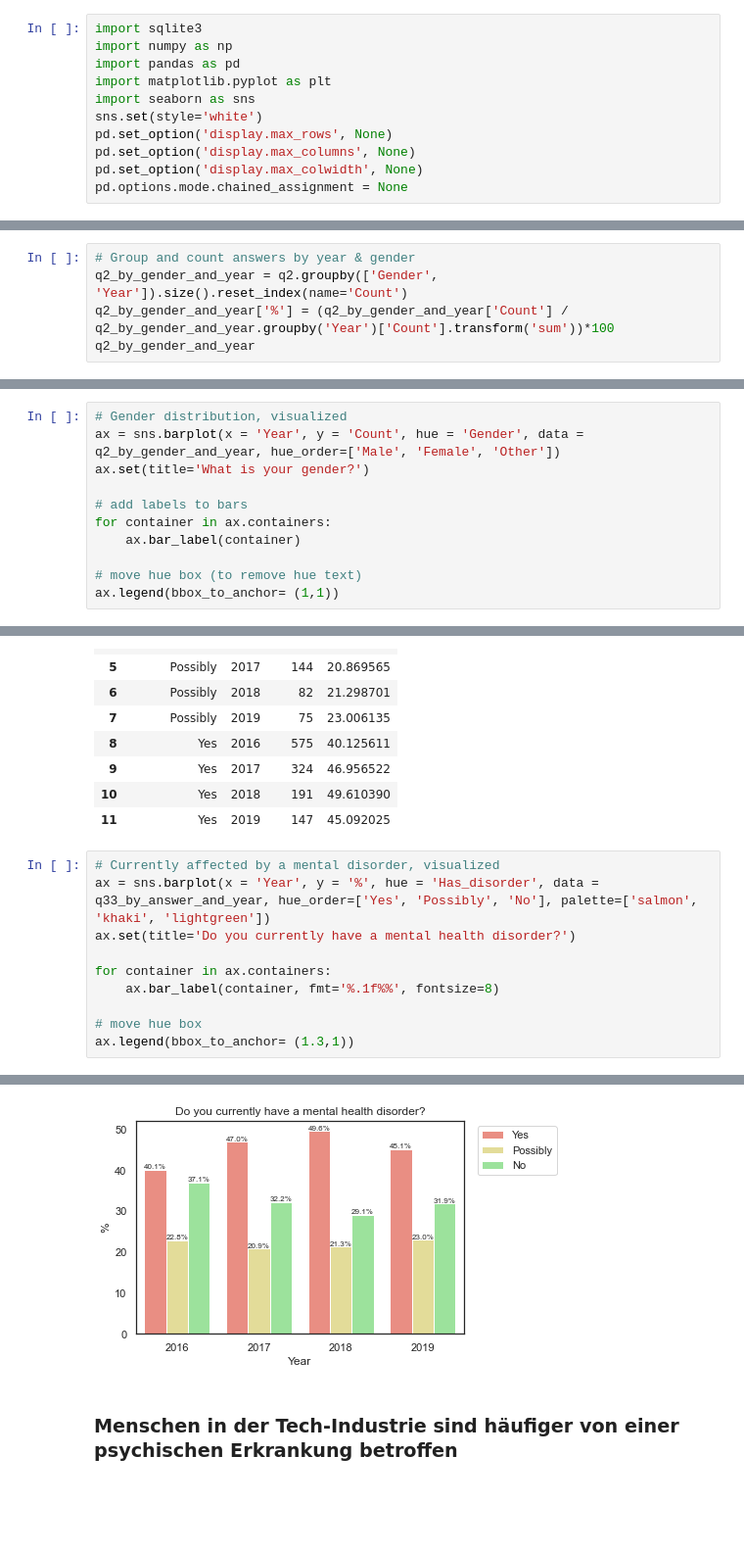
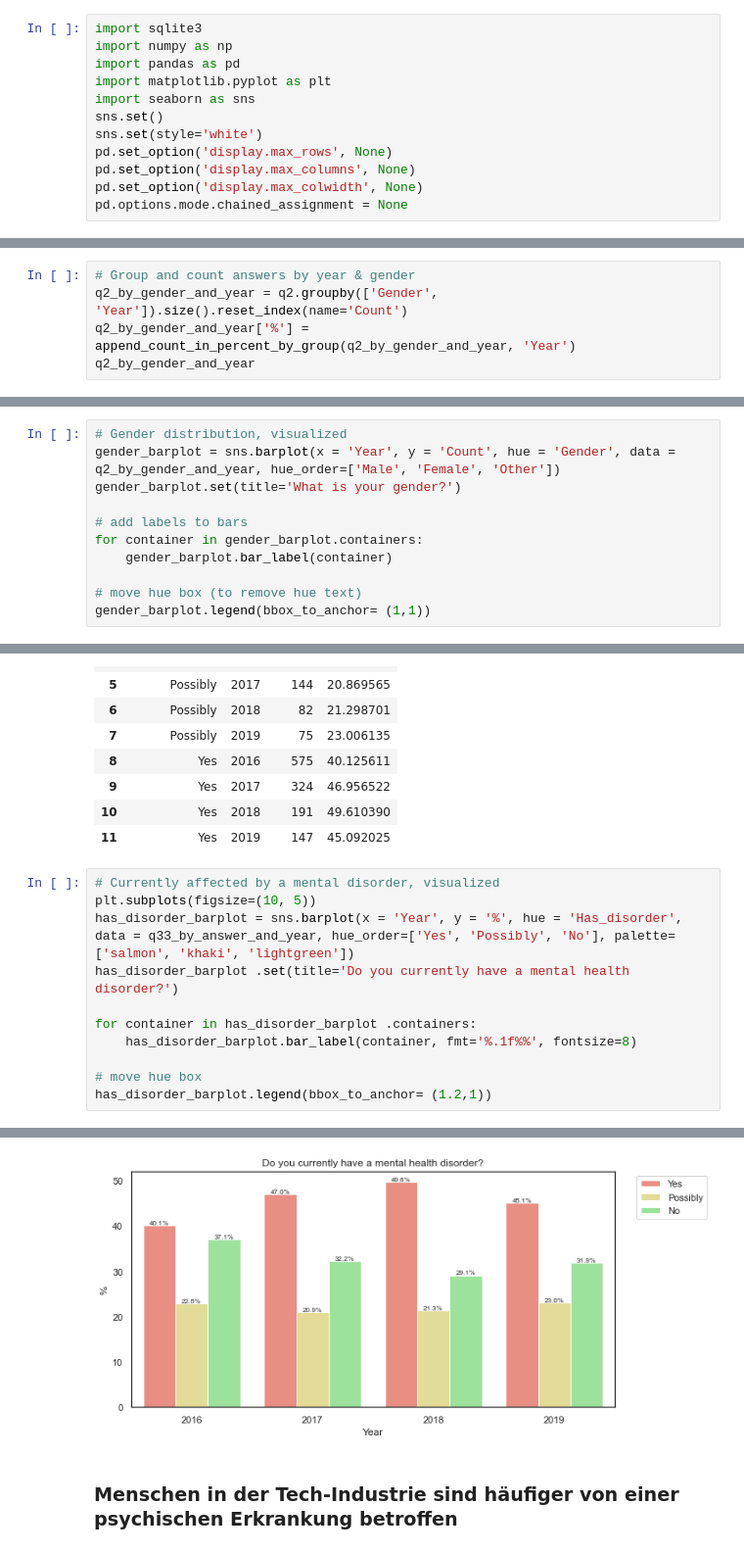
Before and after one commit to Selorikas/mental-health, a Jupyter notebook: mental-health.ipynb, the cells around one changed output, grey strips where cells are left out. Shown at 98% size. Cells and saved outputs as stored; diff of their text form; blank space fills up the shorter version.

```diff
--- a/mental-health.ipynb
+++ b/mental-health.ipynb
@@ -12,6 +12,7 @@ import numpy as np
 import pandas as pd
 import matplotlib.pyplot as plt
 import seaborn as sns
+sns.set()
 sns.set(style='white')
 pd.set_option('display.max_rows', None)
 pd.set_option('display.max_columns', None)
@@ -134,7 +177,7 @@ q2_by_gender
 # %%
 # Group and count answers by year & gender
 q2_by_gender_and_year = q2.groupby(['Gender', 'Year']).size().reset_index(name='Count')
-q2_by_gender_and_year['%'] = (q2_by_gender_and_year['Count'] / q2_by_gender_and_year.groupby('Year')['Count'].transform('sum'))*100
+q2_by_gender_and_year['%'] = append_count_in_percent_by_group(q2_by_gender_and_year, 'Year')
 q2_by_gender_and_year
 # %% [output]
 |  | Gender | Year | Count | % |
@@ -152,15 +195,15 @@ q2_by_gender_and_year
 | 11 | Other | 2019 | 27 | 7.670455 |
 # %%
 # Gender distribution, visualized
-ax = sns.barplot(x = 'Year', y = 'Count', hue = 'Gender', data = q2_by_gender_and_year, hue_order=['Male', 'Female', 'Other'])
-ax.set(title='What is your gender?')
+gender_barplot = sns.barplot(x = 'Year', y = 'Count', hue = 'Gender', data = q2_by_gender_and_year, hue_order=['Male', 'Female', 'Other'])
+gender_barplot.set(title='What is your gender?')
 
 # add labels to bars
-for container in ax.containers:
-    ax.bar_label(container)
+for container in gender_barplot.containers:
+    gender_barplot.bar_label(container)
 
 # move hue box (to remove hue text)
-ax.legend(bbox_to_anchor= (1,1))
+gender_barplot.legend(bbox_to_anchor= (1,1))
 # %% [output]
 <matplotlib.legend.Legend at 0x...>
 [figure]
@@ -221,17 +264,18 @@ q33_by_answer_and_year
 | 11 | Yes | 2019 | 147 | 45.092025 |
 # %%
 # Currently affected by a mental disorder, visualized
-ax = sns.barplot(x = 'Year', y = '%', hue = 'Has_disorder', data = q33_by_answer_and_year, hue_order=['Yes', 'Possibly', 'No'], palette=['salmon', 'khaki', 'lightgreen'])
-ax.set(title='Do you currently have a mental health disorder?')
+plt.subplots(figsize=(10, 5))
+has_disorder_barplot = sns.barplot(x = 'Year', y = '%', hue = 'Has_disorder', data = q33_by_answer_and_year, hue_order=['Yes', 'Possibly', 'No'], palette=['salmon', 'khaki', 'lightgreen'])
+has_disorder_barplot .set(title='Do you currently have a mental health disorder?')
 
-for container in ax.containers:
-    ax.bar_label(container, fmt='%.1f%%', fontsize=8)
+for container in has_disorder_barplot .containers:
+    has_disorder_barplot.bar_label(container, fmt='%.1f%%', fontsize=8)
 
 # move hue box
-ax.legend(bbox_to_anchor= (1.3,1))
+has_disorder_barplot.legend(bbox_to_anchor= (1.2,1))
 # %% [output]
 <matplotlib.legend.Legend at 0x...>
-[figure, old version]
+[figure, new version]
 # %% [markdown]
 ### Menschen in der Tech-Industrie sind häufiger von einer psychischen Erkrankung betroffen
 # %% [markdown]
```
Also changed, not shown: parts of 6 cells of this notebook.
